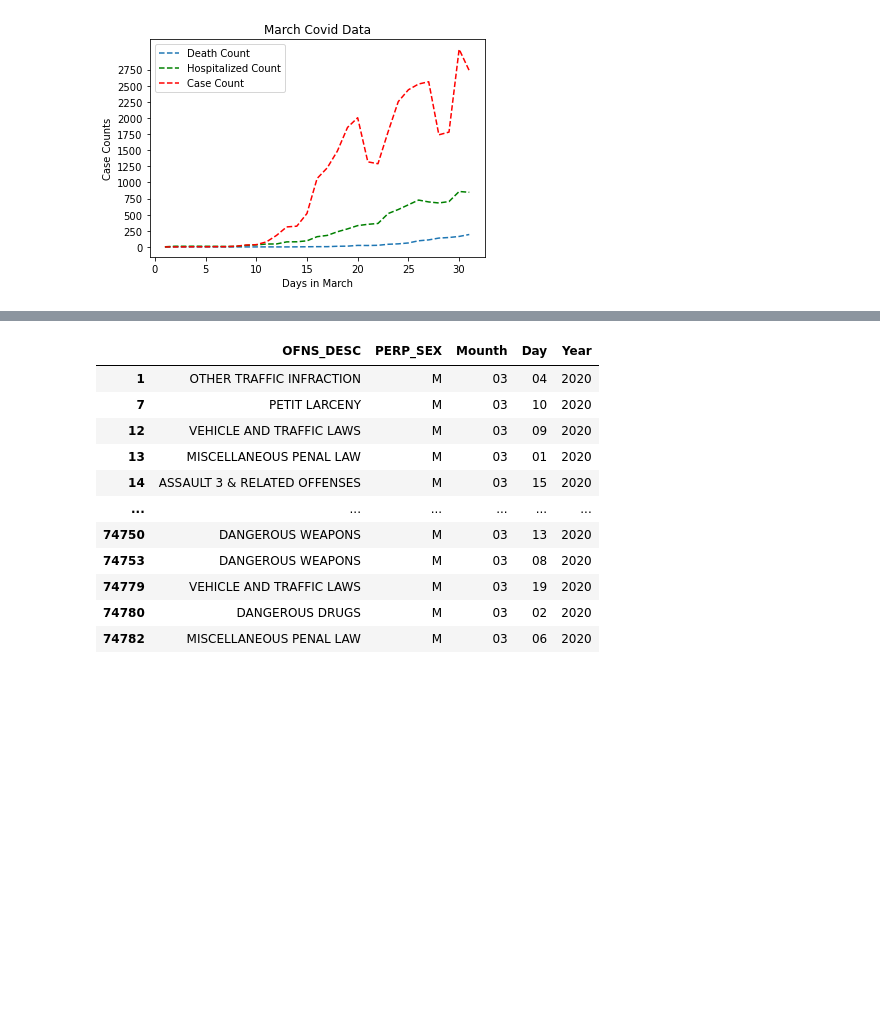
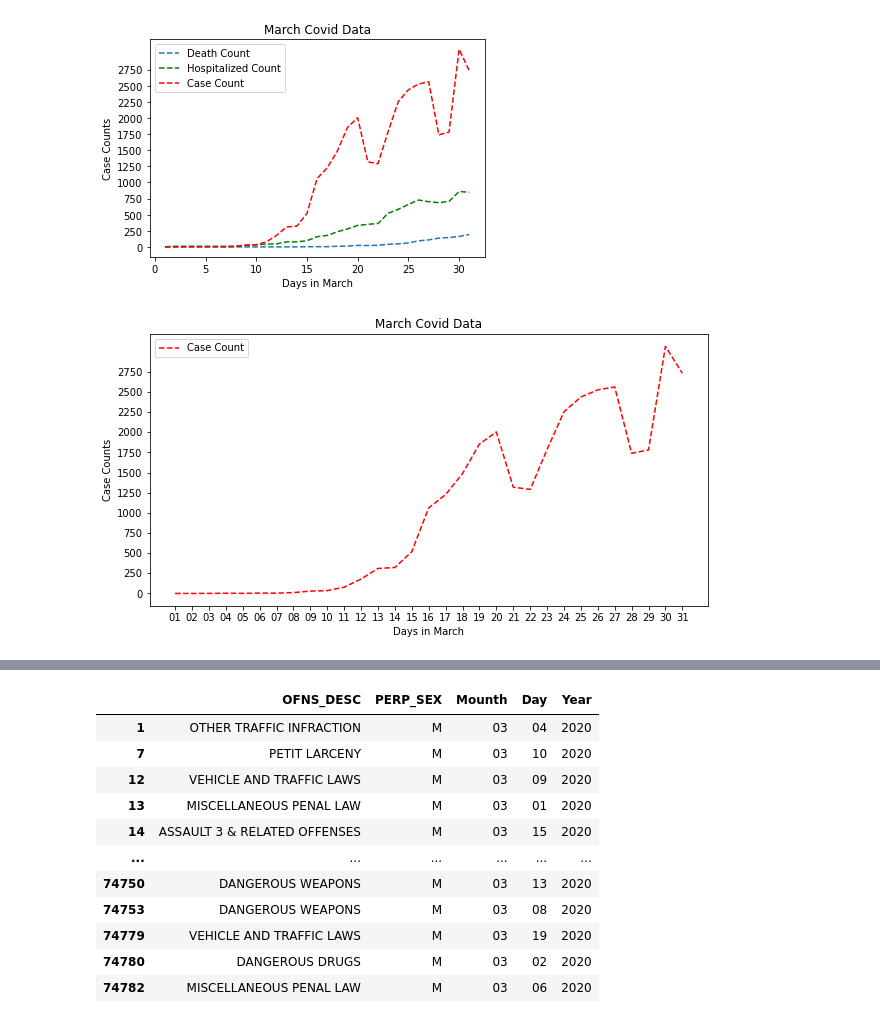
Before and after one commit to cesar3963/Covid-Vs-NYPD-Crime-, a Jupyter notebook: Covid Count Vs NYPD Arrest Count.ipynb, the cells around one changed output, grey strips where cells are left out. Cells and saved outputs as stored; diff of their text form; code cells hidden in the pictures; blank space fills up the shorter version.

```diff
--- a/Covid Count Vs NYPD Arrest Count.ipynb
+++ b/Covid Count Vs NYPD Arrest Count.ipynb
@@ -148,6 +101,23 @@ plt.legend()
 plt.show()
 # %% [output]
 [figure]
+# %%
+labels = march_covid_data["Day"]
+case_count = march_covid_data["case_count"].astype('int')
+
+plt.figure(figsize=(10,5))
+plt.plot(labels,case_count, "r--", label="Case Count")
+
+plt.yticks(np.arange(0,6000,500),np.arange(0,6000,250))
+
+plt.title("March Covid Data")
+plt.xlabel("Days in March")
+plt.ylabel("Case Counts")
+plt.legend()
+
+plt.show()
+# %% [output]
+[figure, added]
 # %%
 data = "resources/NYPD_Arrest_Data__Year_to_Date_.csv"
 nypd_data = pd.read_csv(data)
```
Also changed, not shown: parts of 6 cells of this notebook.
